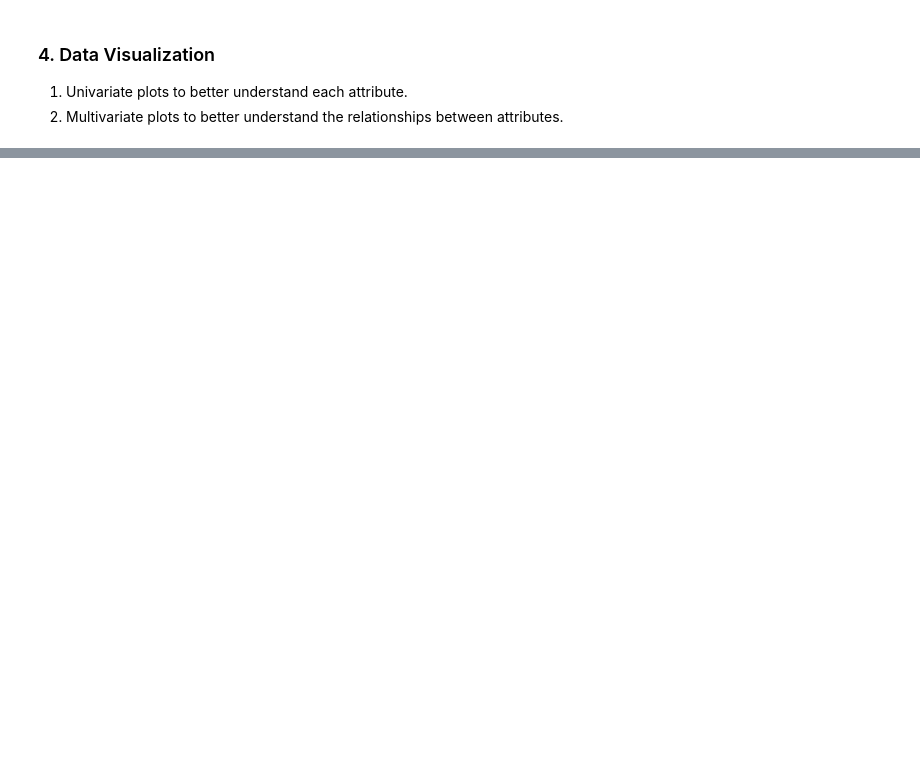
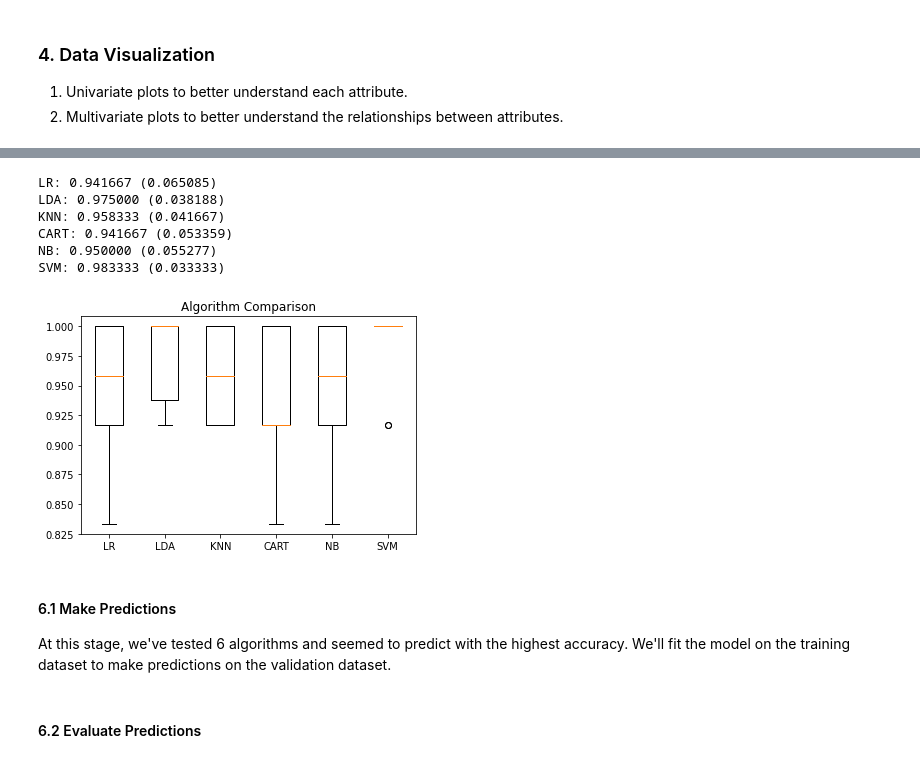
Before and after one commit to shafali731/Iris-analysis, a Jupyter notebook: IrisCaseStudy-Solutions.ipynb, the cells around one changed output, grey strips where cells are left out. Cells and saved outputs as stored; diff of their text form; code cells hidden in the pictures; blank space fills up the shorter version.

```diff
--- a/IrisCaseStudy-Solutions.ipynb
+++ b/IrisCaseStudy-Solutions.ipynb
@@ -74,0 +187,11 @@ ModuleNotFoundError: No module named 'seaborn'
+# %%
+# create training and testing vars
+array = iris.values
+# excluding the species column, this is what we're predicting!
+X = array[:,0:4]
+# y is the dependent variable, species
+y = array[:,4]
+X_train, X_validation, Y_train, Y_validation = train_test_split(X,
+                                y, test_size=0.20, random_state=1)
+print(X_train.shape, Y_train.shape)
+print(X_validation.shape, Y_validation.shape)
@@ -74,0 +232,35 @@ ModuleNotFoundError: No module named 'seaborn'
+# %%
+# Spot Check Algorithms
+models = []
+models.append(('LR', LogisticRegression(solver='liblinear', multi_class='ovr')))
+models.append(('LDA', LinearDiscriminantAnalysis()))
+models.append(('KNN', KNeighborsClassifier()))
+models.append(('CART', DecisionTreeClassifier()))
+models.append(('NB', GaussianNB()))
+models.append(('SVM', SVC(gamma='auto')))
+# evaluate each model in turn
+results = []
+names = []
+for name, model in models:
+	kfold = StratifiedKFold(n_splits=10, random_state=1, shuffle=True)
+	cv_results = cross_val_score(model, X_train, Y_train, cv=kfold, scoring='accuracy')
+	results.append(cv_results)
+	names.append(name)
+	print('%s: %f (%f)' % (name, cv_results.mean(), cv_results.std()))
+# %% [output]
+LR: 0.941667 (0.065085)
+LDA: 0.975000 (0.038188)
+KNN: 0.958333 (0.041667)
+CART: 0.941667 (0.053359)
+NB: 0.950000 (0.055277)
+SVM: 0.983333 (0.033333)
+# %%
+# Compare Algorithms
+pyplot.boxplot(results, labels=names)
+pyplot.title('Algorithm Comparison')
+pyplot.show()
+# %% [output]
+[figure, added]
+# %% [markdown]
+#### 6.1 Make Predictions
+At this stage, we've tested 6 algorithms and seemed to predict with the highest accuracy. We'll fit the model on the training dataset to make predictions on the validation dataset.
@@ -74,0 +272,2 @@ ModuleNotFoundError: No module named 'seaborn'
+# %% [markdown]
+#### 6.2 Evaluate Predictions
```
Also changed, not shown: parts of 22 cells of this notebook.
